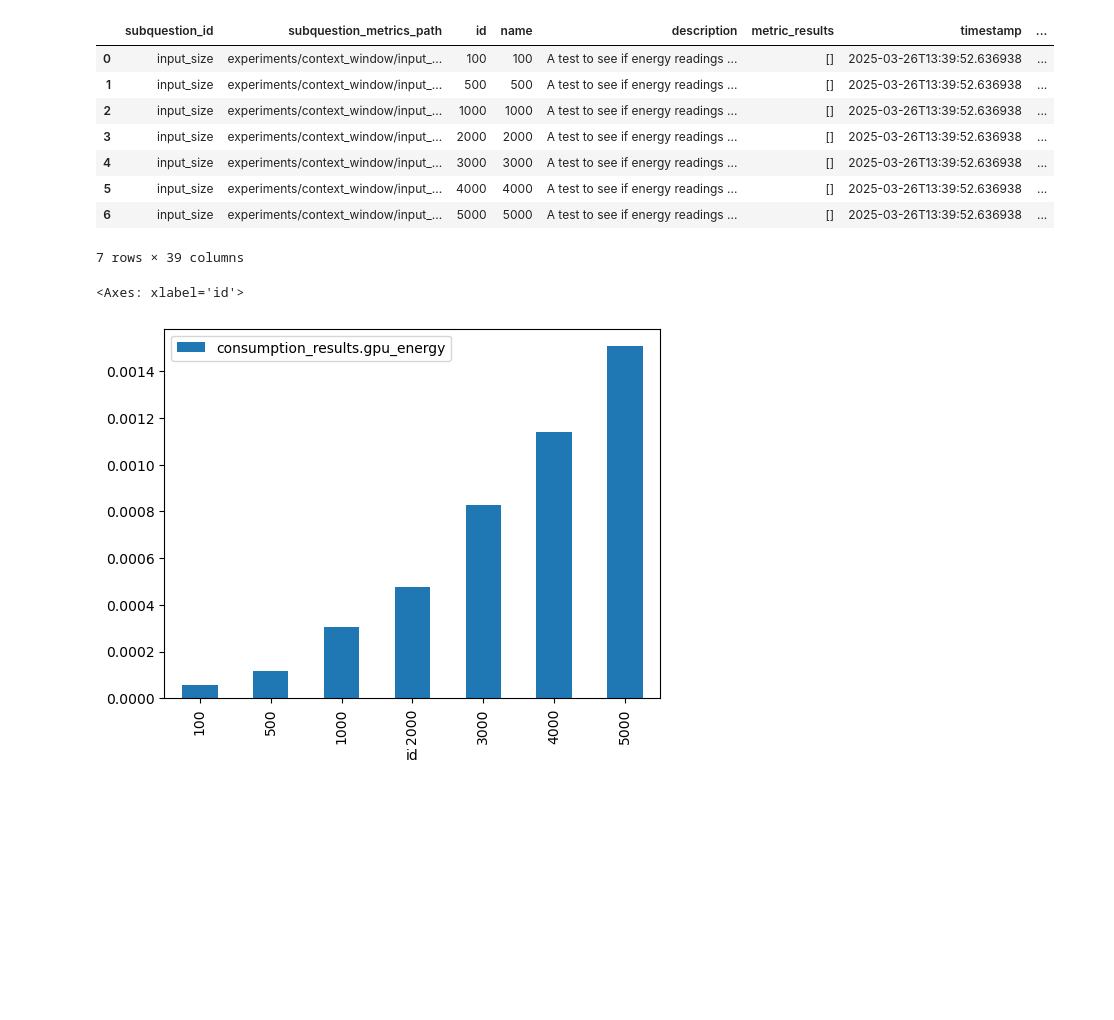
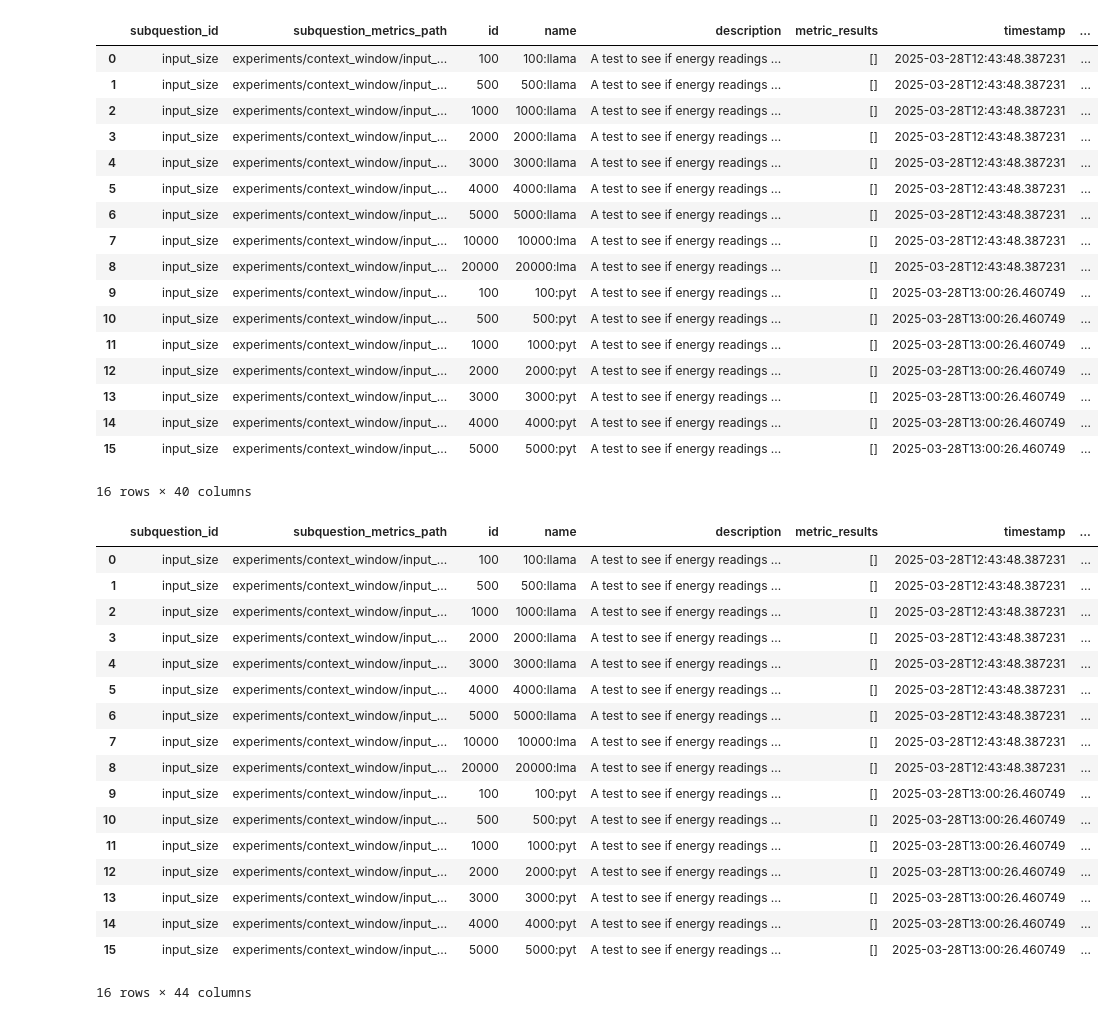
Before and after one commit to Q42/green.ai, a Jupyter notebook: results/graphs/input_size.ipynb, the cells around one changed output. Drawn from its saved outputs; the diff is of its cells as text; code cells hidden in the pictures; blank space fills up the shorter version.

Commit message:
improve graphs for input size test

```diff
--- a/results/graphs/input_size.ipynb
+++ b/results/graphs/input_size.ipynb
@@ -1,23 +1,30 @@
 # %%
 import json
 import pandas as pd
+from matplotlib.pyplot import title
 
-with open("../input_size.json") as f:
+with open("../input_size-1.json") as f:
     data = json.load(f)
     df = pd.json_normalize(data)
+
+df['consumption_results.gpu_energy.joules'] = df['consumption_results.gpu_energy'] * 3600000
 df
 # %% [output]
 |  | subquestion_id | subquestion_metrics_path | id | name | description | metric_results | timestamp | ... |
-| 0 | input_size | experiments/context_window/input_... | 100 | 100 | A test to see if energy readings ... | [] | 2025-03-26T13:39:52.636938 | ... |
-| 1 | input_size | experiments/context_window/input_... | 500 | 500 | A test to see if energy readings ... | [] | 2025-03-26T13:39:52.636938 | ... |
-| 2 | input_size | experiments/context_window/input_... | 1000 | 1000 | A test to see if energy readings ... | [] | 2025-03-26T13:39:52.636938 | ... |
-| 3 | input_size | experiments/context_window/input_... | 2000 | 2000 | A test to see if energy readings ... | [] | 2025-03-26T13:39:52.636938 | ... |
-| 4 | input_size | experiments/context_window/input_... | 3000 | 3000 | A test to see if energy readings ... | [] | 2025-03-26T13:39:52.636938 | ... |
-| 5 | input_size | experiments/context_window/input_... | 4000 | 4000 | A test to see if energy readings ... | [] | 2025-03-26T13:39:52.636938 | ... |
-| 6 | input_size | experiments/context_window/input_... | 5000 | 5000 | A test to see if energy readings ... | [] | 2025-03-26T13:39:52.636938 | ... |
+| 0 | input_size | experiments/context_window/input_... | 100 | 100:llama | A test to see if energy readings ... | [] | 2025-03-28T12:43:48.387231 | ... |
+| 1 | input_size | experiments/context_window/input_... | 500 | 500:llama | A test to see if energy readings ... | [] | 2025-03-28T12:43:48.387231 | ... |
+| 2 | input_size | experiments/context_window/input_... | 1000 | 1000:llama | A test to see if energy readings ... | [] | 2025-03-28T12:43:48.387231 | ... |
+| 3 | input_size | experiments/context_window/input_... | 2000 | 2000:llama | A test to see if energy readings ... | [] | 2025-03-28T12:43:48.387231 | ... |
+| 4 | input_size | experiments/context_window/input_... | 3000 | 3000:llama | A test to see if energy readings ... | [] | 2025-03-28T12:43:48.387231 | ... |
+| 5 | input_size | experiments/context_window/input_... | 4000 | 4000:llama | A test to see if energy readings ... | [] | 2025-03-28T12:43:48.387231 | ... |
+| 6 | input_size | experiments/context_window/input_... | 5000 | 5000:llama | A test to see if energy readings ... | [] | 2025-03-28T12:43:48.387231 | ... |
+| 7 | input_size | experiments/context_window/input_... | 10000 | 10000:lma | A test to see if energy readings ... | [] | 2025-03-28T12:43:48.387231 | ... |
+| 8 | input_size | experiments/context_window/input_... | 20000 | 20000:lma | A test to see if energy readings ... | [] | 2025-03-28T12:43:48.387231 | ... |
+| 9 | input_size | experiments/context_window/input_... | 100 | 100:pyt | A test to see if energy readings ... | [] | 2025-03-28T13:00:26.460749 | ... |
+| 10 | input_size | experiments/context_window/input_... | 500 | 500:pyt | A test to see if energy readings ... | [] | 2025-03-28T13:00:26.460749 | ... |
+| 11 | input_size | experiments/context_window/input_... | 1000 | 1000:pyt | A test to see if energy readings ... | [] | 2025-03-28T13:00:26.460749 | ... |
+| 12 | input_size | experiments/context_window/input_... | 2000 | 2000:pyt | A test to see if energy readings ... | [] | 2025-03-28T13:00:26.460749 | ... |
+| 13 | input_size | experiments/context_window/input_... | 3000 | 3000:pyt | A test to see if energy readings ... | [] | 2025-03-28T13:00:26.460749 | ... |
+| 14 | input_size | experiments/context_window/input_... | 4000 | 4000:pyt | A test to see if energy readings ... | [] | 2025-03-28T13:00:26.460749 | ... |
+| 15 | input_size | experiments/context_window/input_... | 5000 | 5000:pyt | A test to see if energy readings ... | [] | 2025-03-28T13:00:26.460749 | ... |
-7 rows × 39 columns
+16 rows × 40 columns
-# %%
-df.plot(x='id', y='consumption_results.gpu_energy', kind='bar')
-# %% [output]
-<Axes: xlabel='id'>
-[figure, removed]
@@ -23,0 +50,21 @@ df.plot(x='id', y='consumption_results.gpu_energy', kind='bar')
+# %%
+df
+# %% [output]
+|  | subquestion_id | subquestion_metrics_path | id | name | description | metric_results | timestamp | ... |
+| 0 | input_size | experiments/context_window/input_... | 100 | 100:llama | A test to see if energy readings ... | [] | 2025-03-28T12:43:48.387231 | ... |
+| 1 | input_size | experiments/context_window/input_... | 500 | 500:llama | A test to see if energy readings ... | [] | 2025-03-28T12:43:48.387231 | ... |
+| 2 | input_size | experiments/context_window/input_... | 1000 | 1000:llama | A test to see if energy readings ... | [] | 2025-03-28T12:43:48.387231 | ... |
+| 3 | input_size | experiments/context_window/input_... | 2000 | 2000:llama | A test to see if energy readings ... | [] | 2025-03-28T12:43:48.387231 | ... |
+| 4 | input_size | experiments/context_window/input_... | 3000 | 3000:llama | A test to see if energy readings ... | [] | 2025-03-28T12:43:48.387231 | ... |
+| 5 | input_size | experiments/context_window/input_... | 4000 | 4000:llama | A test to see if energy readings ... | [] | 2025-03-28T12:43:48.387231 | ... |
+| 6 | input_size | experiments/context_window/input_... | 5000 | 5000:llama | A test to see if energy readings ... | [] | 2025-03-28T12:43:48.387231 | ... |
+| 7 | input_size | experiments/context_window/input_... | 10000 | 10000:lma | A test to see if energy readings ... | [] | 2025-03-28T12:43:48.387231 | ... |
+| 8 | input_size | experiments/context_window/input_... | 20000 | 20000:lma | A test to see if energy readings ... | [] | 2025-03-28T12:43:48.387231 | ... |
+| 9 | input_size | experiments/context_window/input_... | 100 | 100:pyt | A test to see if energy readings ... | [] | 2025-03-28T13:00:26.460749 | ... |
+| 10 | input_size | experiments/context_window/input_... | 500 | 500:pyt | A test to see if energy readings ... | [] | 2025-03-28T13:00:26.460749 | ... |
+| 11 | input_size | experiments/context_window/input_... | 1000 | 1000:pyt | A test to see if energy readings ... | [] | 2025-03-28T13:00:26.460749 | ... |
+| 12 | input_size | experiments/context_window/input_... | 2000 | 2000:pyt | A test to see if energy readings ... | [] | 2025-03-28T13:00:26.460749 | ... |
+| 13 | input_size | experiments/context_window/input_... | 3000 | 3000:pyt | A test to see if energy readings ... | [] | 2025-03-28T13:00:26.460749 | ... |
+| 14 | input_size | experiments/context_window/input_... | 4000 | 4000:pyt | A test to see if energy readings ... | [] | 2025-03-28T13:00:26.460749 | ... |
+| 15 | input_size | experiments/context_window/input_... | 5000 | 5000:pyt | A test to see if energy readings ... | [] | 2025-03-28T13:00:26.460749 | ... |
+16 rows × 44 columns
```
Also changed, not shown: parts of 5 cells of this notebook.
